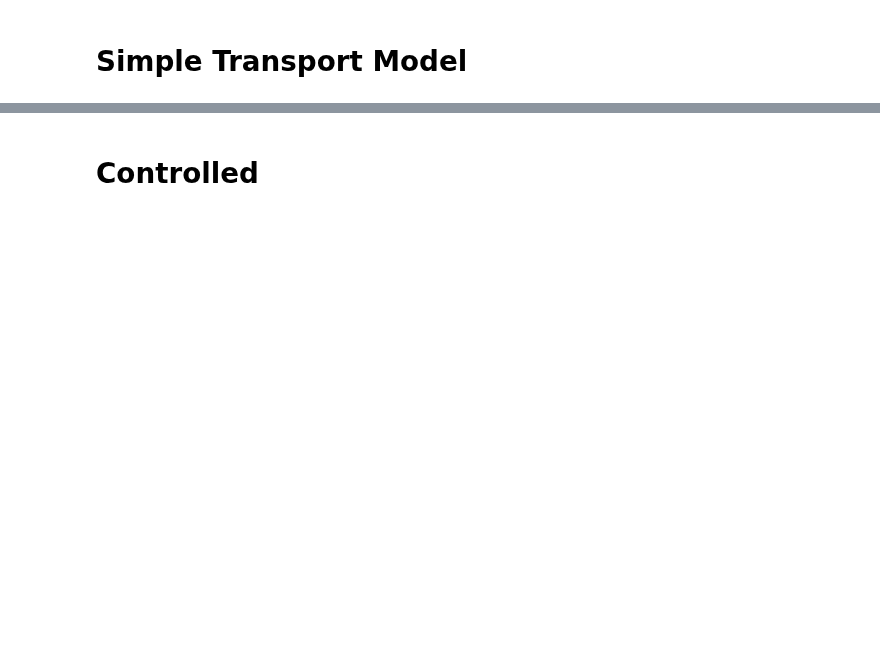
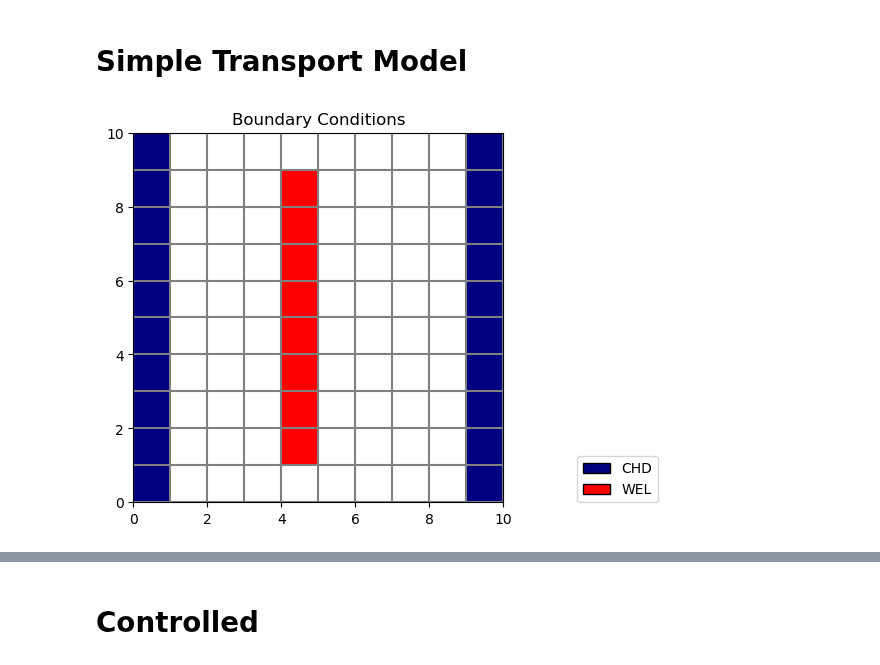
Before and after one commit to hydrocomputing/pymf6, a Jupyter notebook: doc/examples/simple_transport/Simple_Transport.ipynb, the cells around one changed output, grey strips where cells are left out. Saved outputs shown, nothing was run; the diff lists cells and outputs as text; code cells hidden in the pictures; blank space fills up the shorter version.

```diff
--- a/doc/examples/simple_transport/Simple_Transport.ipynb
+++ b/doc/examples/simple_transport/Simple_Transport.ipynb
@@ -44,3 +44,7 @@ model_data = make_model_data(specific_model_data)
 del model_data['cnc']
 # %%
 make_input(model_data)
+# %%
+p = show_bcs(model_path=model_path, name=name)
+# %% [output]
+[figure, added]
```
Also changed, not shown: parts of 4 cells of this notebook.
